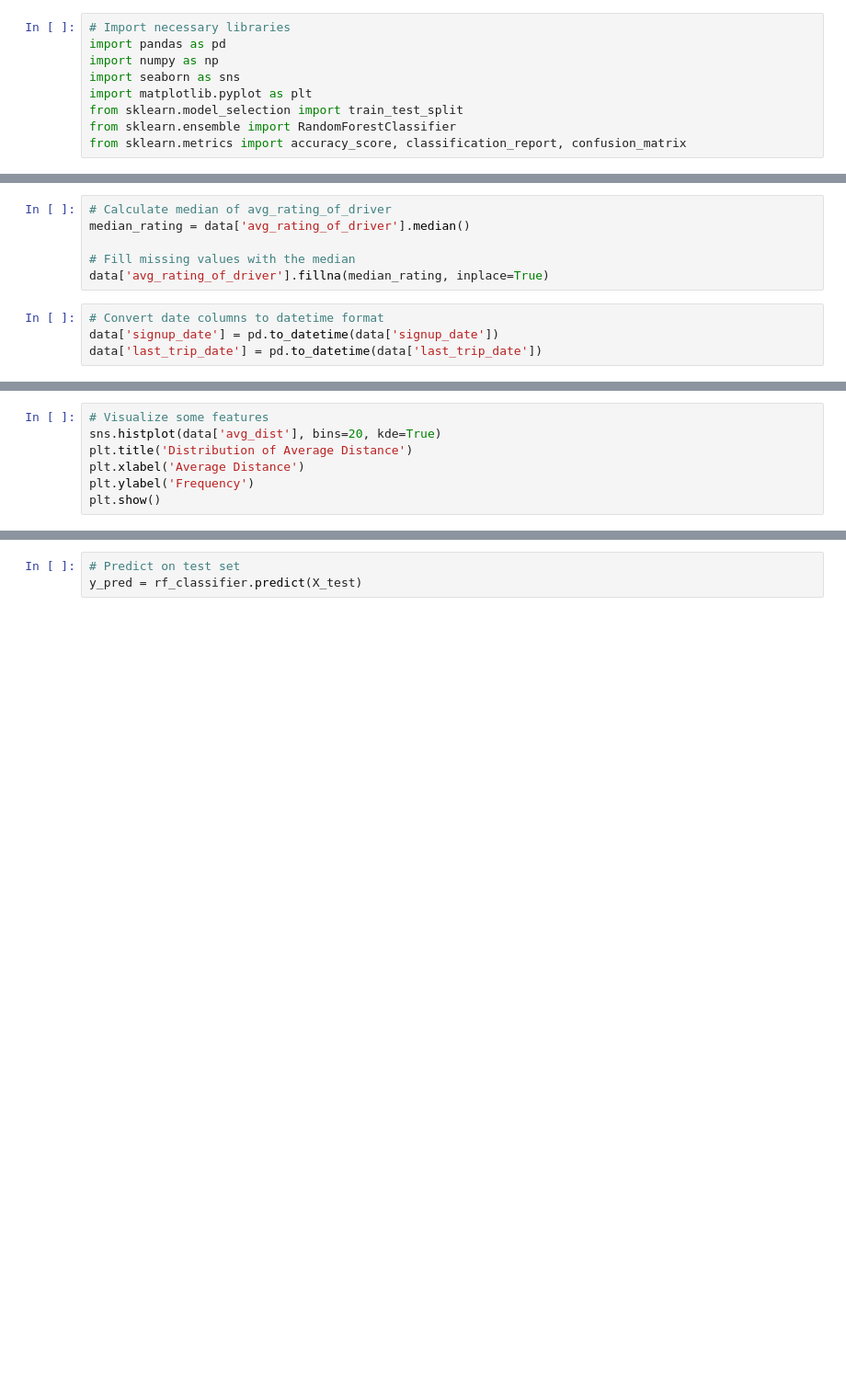
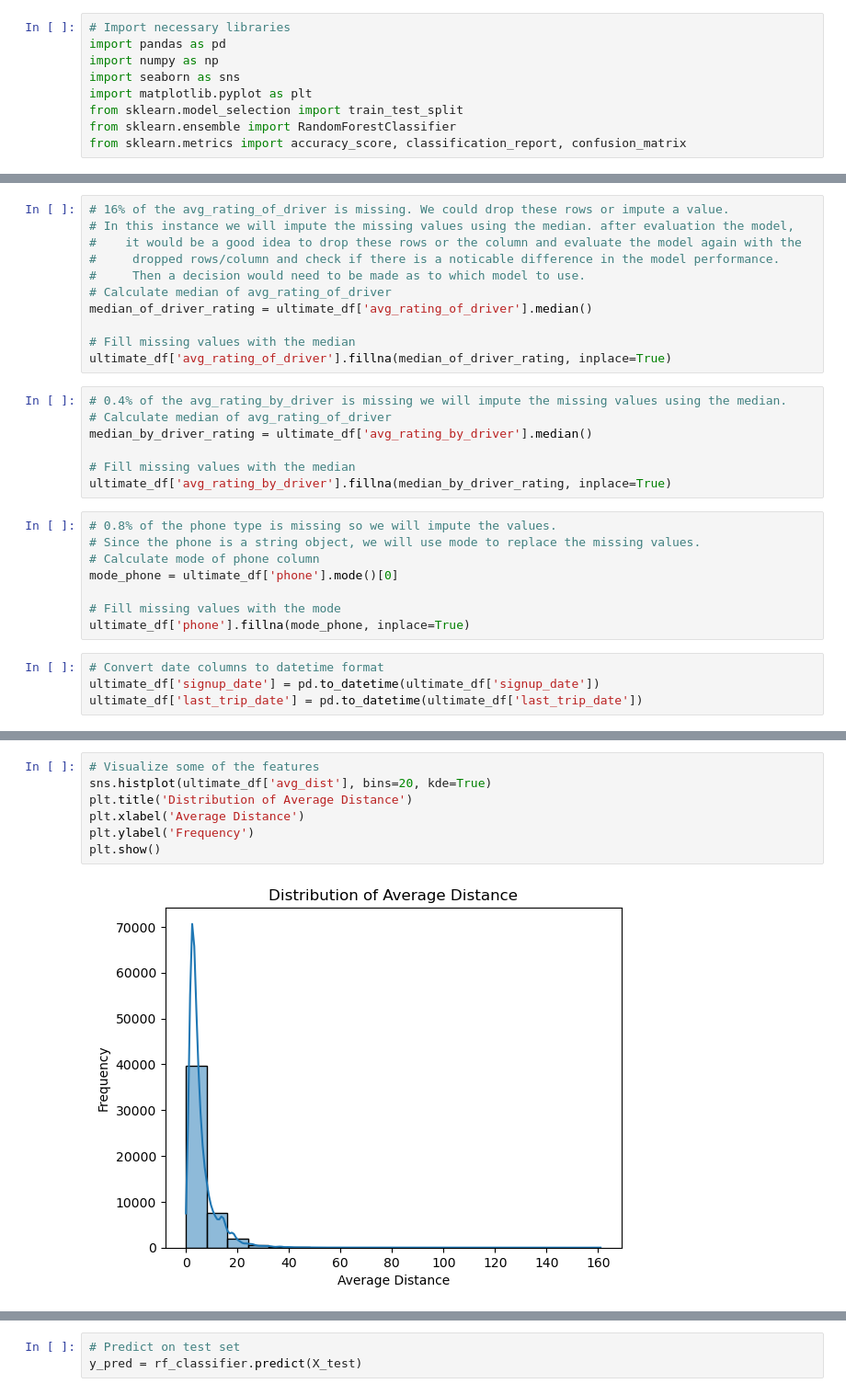
Before and after one commit to lykkelig/Ultimate_Technologies_Inc_Take-Home-Challenge, a Jupyter notebook: ultimate_data_challenge.ipynb, the cells around one changed output, grey strips where cells are left out. Shown at 92% size. Cells and saved outputs as stored; diff of their text form; blank space fills up the shorter version.

```diff
--- a/ultimate_data_challenge.ipynb
+++ b/ultimate_data_challenge.ipynb
@@ -68,13 +68,33 @@ dtype: int64
 # %%
+# 16% of the avg_rating_of_driver is missing. We could drop these rows or impute a value.
+# In this instance we will impute the missing values using the median. after evaluation the model,
+#    it would be a good idea to drop these rows or the column and evaluate the model again with the
+#     dropped rows/column and check if there is a noticable difference in the model performance.
+#     Then a decision would need to be made as to which model to use.
 # Calculate median of avg_rating_of_driver
-median_rating = data['avg_rating_of_driver'].median()
+median_of_driver_rating = ultimate_df['avg_rating_of_driver'].median()
 
 # Fill missing values with the median
-data['avg_rating_of_driver'].fillna(median_rating, inplace=True)
+ultimate_df['avg_rating_of_driver'].fillna(median_of_driver_rating, inplace=True)
+# %%
+# 0.4% of the avg_rating_by_driver is missing we will impute the missing values using the median.
+# Calculate median of avg_rating_of_driver
+median_by_driver_rating = ultimate_df['avg_rating_by_driver'].median()
+
+# Fill missing values with the median
+ultimate_df['avg_rating_by_driver'].fillna(median_by_driver_rating, inplace=True)
+# %%
+# 0.8% of the phone type is missing so we will impute the values.
+# Since the phone is a string object, we will use mode to replace the missing values.
+# Calculate mode of phone column
+mode_phone = ultimate_df['phone'].mode()[0]
+
+# Fill missing values with the mode
+ultimate_df['phone'].fillna(mode_phone, inplace=True)
 # %%
 # Convert date columns to datetime format
-data['signup_date'] = pd.to_datetime(data['signup_date'])
-data['last_trip_date'] = pd.to_datetime(data['last_trip_date'])
+ultimate_df['signup_date'] = pd.to_datetime(ultimate_df['signup_date'])
+ultimate_df['last_trip_date'] = pd.to_datetime(ultimate_df['last_trip_date'])
 # %%
 # Exploratory Data Analysis and Visualization
 # Calculate retention rate
@@ -84,8 +106,10 @@ print("Retention Rate:", retention_rate)
 # %%
-# Visualize some features
-sns.histplot(data['avg_dist'], bins=20, kde=True)
+# Visualize some of the features
+sns.histplot(ultimate_df['avg_dist'], bins=20, kde=True)
 plt.title('Distribution of Average Distance')
 plt.xlabel('Average Distance')
 plt.ylabel('Frequency')
 plt.show()
+# %% [output]
+[figure, added]
 # %%
```
Also changed, not shown: parts of 17 cells of this notebook, 1 other file.
